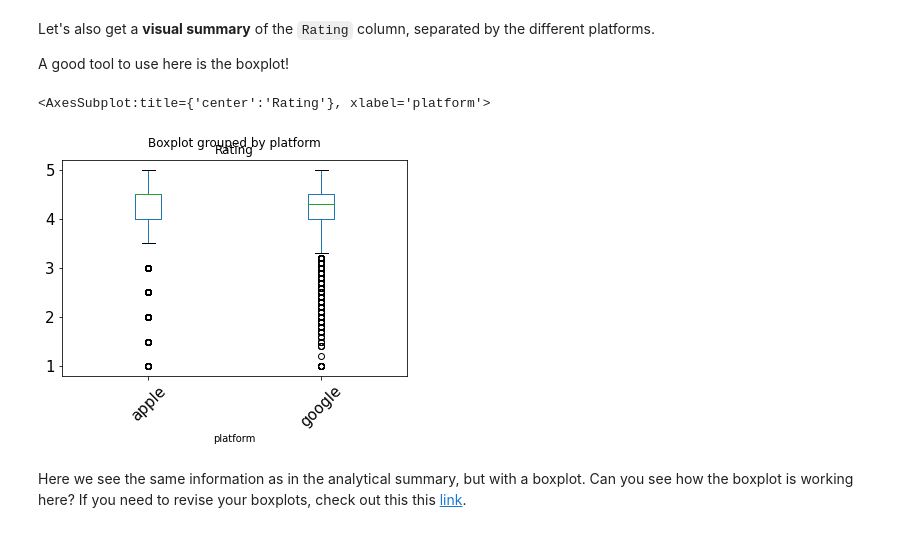
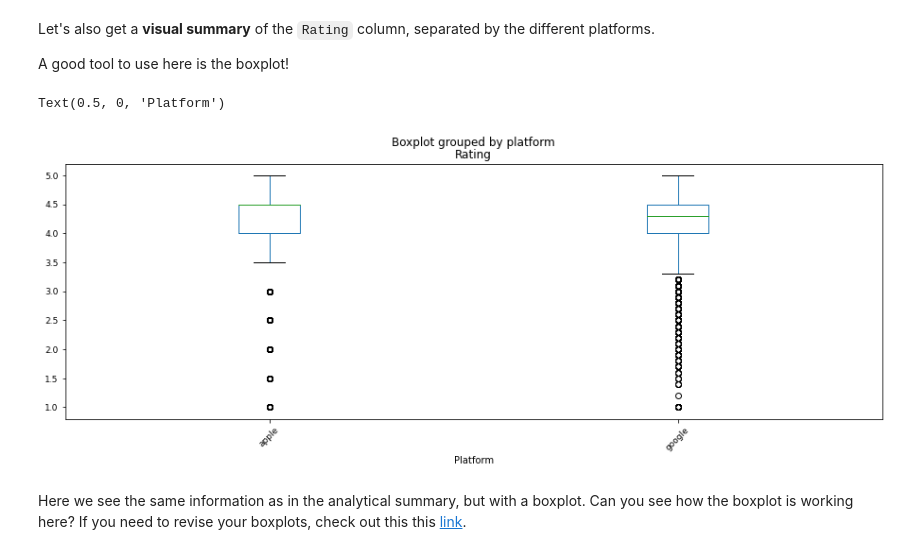
Before and after one commit to shikshyadhikari9/Springboard_Apps_Project, a Jupyter notebook: PART 3, Tier 2 - Modeling.ipynb, the cells around one changed output. Drawn from its saved outputs; the diff is of its cells as text; code cells hidden in the pictures.

```diff
--- a/PART 3, Tier 2 - Modeling.ipynb
+++ b/PART 3, Tier 2 - Modeling.ipynb
@@ -398,10 +398,11 @@ A good tool to use here is the boxplot!
 # %%
 # Call the boxplot() method on our df.
 # Set the parameters: by = 'platform' and column = ['Rating'].
-df.boxplot(by= 'platform', column ='Rating', grid=False, rot=45, fontsize=15)
+box1 = df.boxplot(by= 'platform', column = 'Rating', figsize = (15,5), grid=False, rot=45, fontsize=9)
+box1.set_xlabel('Platform')
 # %% [output]
-<AxesSubplot:title={'center':'Rating'}, xlabel='platform'>
+Text(0.5, 0, 'Platform')
-[figure, old version]
+[figure, new version]
 # %% [markdown]
 Here we see the same information as in the analytical summary, but with a boxplot. Can you see how the boxplot is working here? If you need to revise your boxplots, check out this this [link](https://www.kaggle.com/ramamet4/app-store-apple-data-set-10k-apps).
 # %% [markdown]
```
Also changed, not shown: parts of 7 cells of this notebook, 1 other file.
